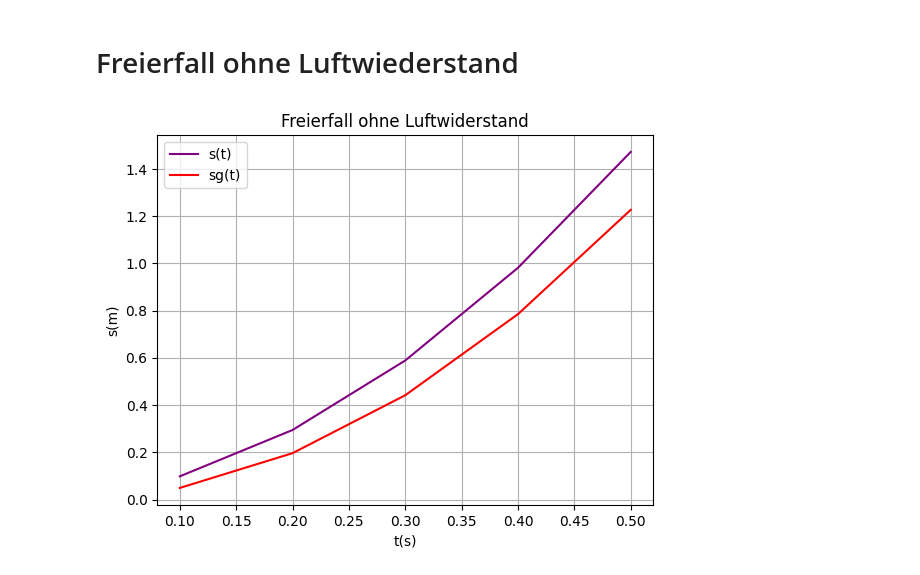
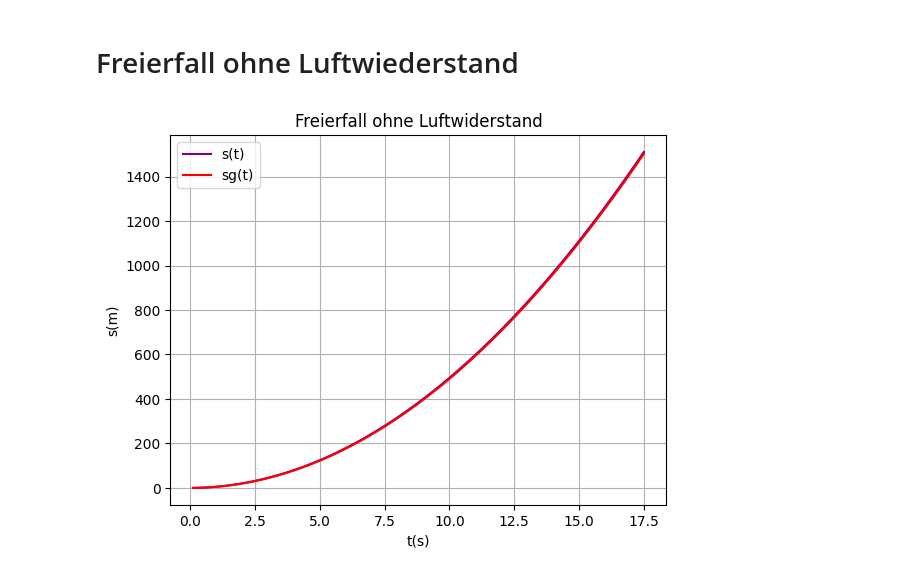
Before and after one commit to Lukas-hgs/TG12-3, a Jupyter notebook: Seminarkurs/Luftwiederstand.ipynb, the cells around one changed output. Cells and saved outputs as stored; diff of their text form; code cells hidden in the pictures.

```diff
--- a/Seminarkurs/Luftwiederstand.ipynb
+++ b/Seminarkurs/Luftwiederstand.ipynb
@@ -13,32 +13,32 @@ v=0
 s=0
 dt=0.1
 
 tr = []
 vr = []
 sr = []
 sg = []
 
-for i in range(0,5):
+for i in range(0,175):
     t=t+dt
     a=g
     v=v+a*dt
     s=s+v*dt
     s2=0.5*g*t**2
 
     sg.append(s2)
     tr.append(t)
     vr.append(v)
     sr.append(s)
 
 # Erster Graph: s(t)
 plt.plot(tr, sr, color='purple', label='s(t)')
 # Zweiter Graph: sg(t)
 plt.plot(tr, sg, color='red', label='sg(t)')
 plt.xlabel('t(s)')
 plt.ylabel('s(m)')
 plt.title('Freierfall ohne Luftwiderstand')
 plt.grid(True)
 plt.legend()
 plt.show()
 # %% [output]
-[figure, old version]
+[figure, new version]
```
Also changed, not shown: parts of 2 cells of this notebook.
